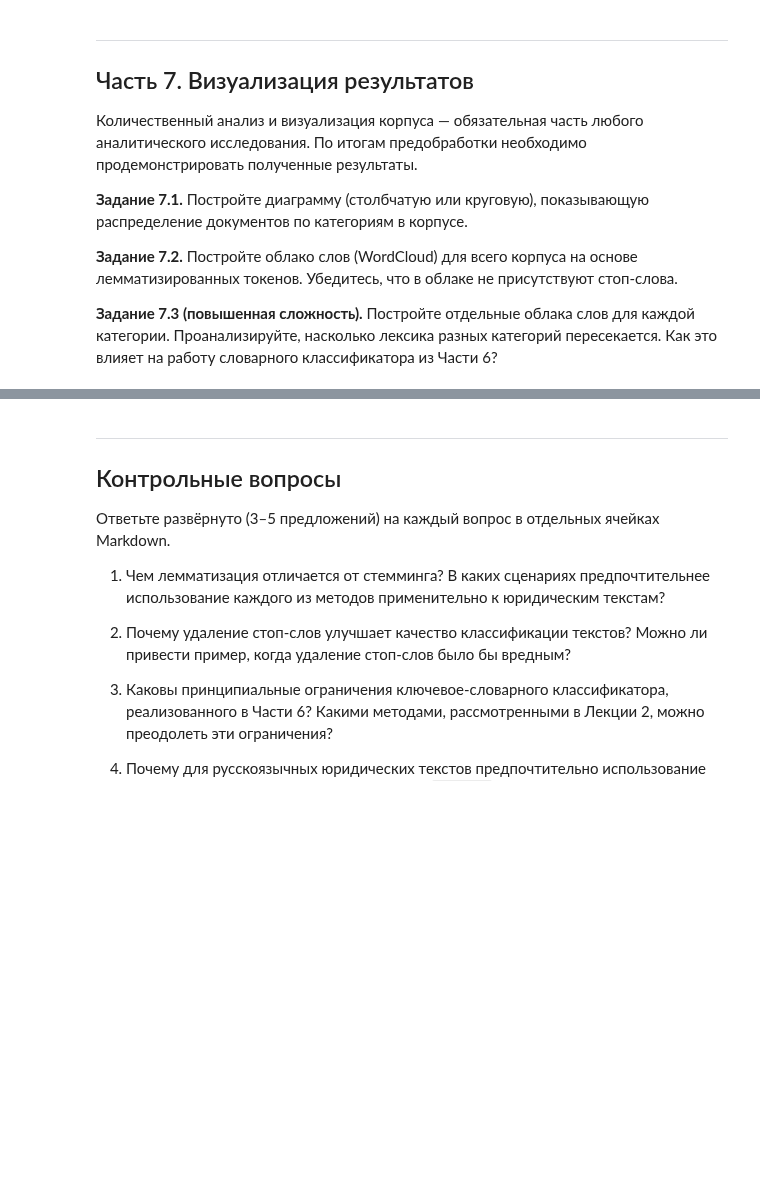
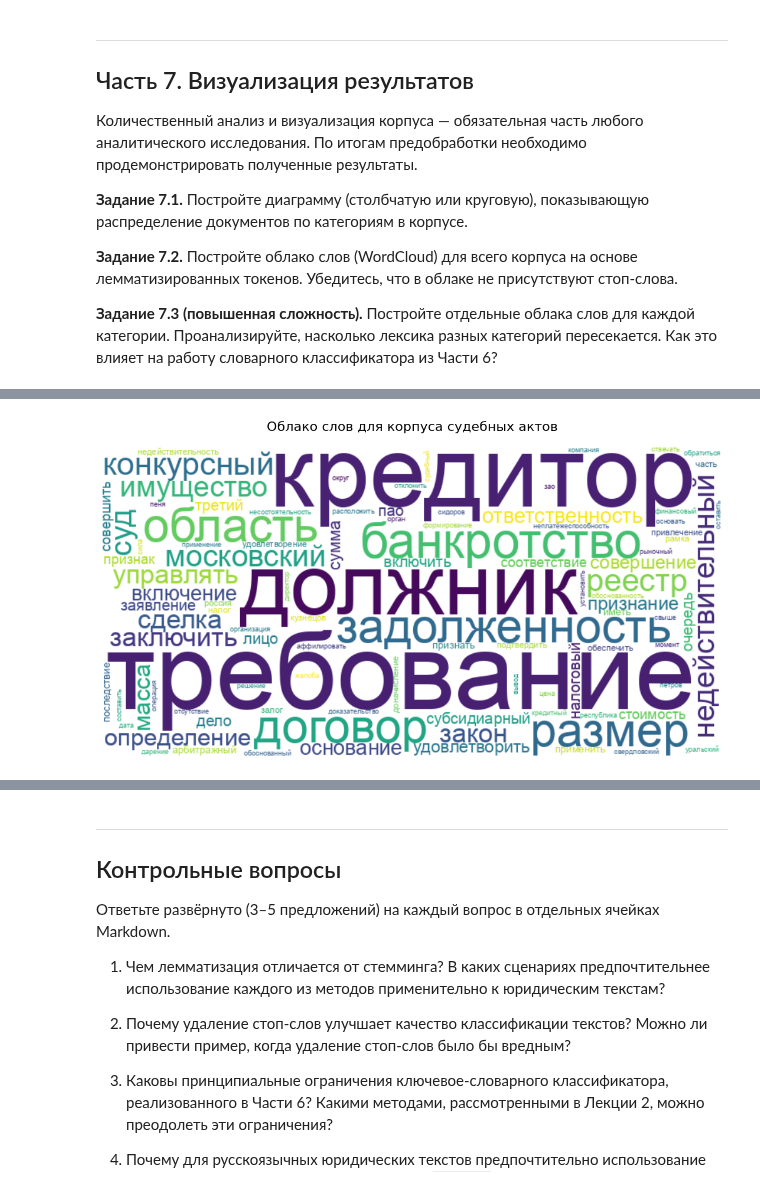
Before and after one commit to Cpr4z/ISS, a Jupyter notebook: labs/lab01/src/lab1.ipynb, the cells around one changed output, grey strips where cells are left out. Cells and saved outputs as stored; diff of their text form; code cells hidden in the pictures; blank space fills up the shorter version.

```diff
--- a/labs/lab01/src/lab1.ipynb
+++ b/labs/lab01/src/lab1.ipynb
@@ -524,0 +973,41 @@ total = len(tokenized_corpus)
+# %%
+# TODO (Задание 7.2): облако слов по всему корпусу
+# Объедините все леммы из tokenized_corpus в одну строку через пробел.
+# Создайте объект WordCloud с параметрами: font_path (для кириллицы),
+# width=800, height=400, background_color='white'.
+
+import os
+
+all_lemmas = []
+for doc in tokenized_corpus:
+    all_lemmas.extend(doc['lemmas'])
+
+text = ' '.join(all_lemmas)
+
+font_path = '/System/Library/Fonts/Supplemental/Arial.ttf'
+
+if not os.path.exists(font_path):
+    if os.path.exists('/usr/share/fonts/truetype/liberation/LiberationSans-Regular.ttf'):
+        font_path = '/usr/share/fonts/truetype/liberation/LiberationSans-Regular.ttf'
+    else:
+        font_path = None
+
+wordcloud = WordCloud(
+    width=800,
+    height=400,
+    background_color='white',
+    font_path=font_path,
+    max_words=100,
+    collocations=False,
+    random_state=42,
+    prefer_horizontal=0.9
+).generate(text)
+
+plt.figure(figsize=(12, 6))
+plt.imshow(wordcloud, interpolation='bilinear')
+plt.axis('off')
+plt.title('Облако слов для корпуса судебных актов', fontsize=16, pad=20)
+plt.tight_layout()
+plt.show()
+# %% [output]
+[figure, added]
```
Also changed, not shown: parts of 28 cells of this notebook, 9 other files.
